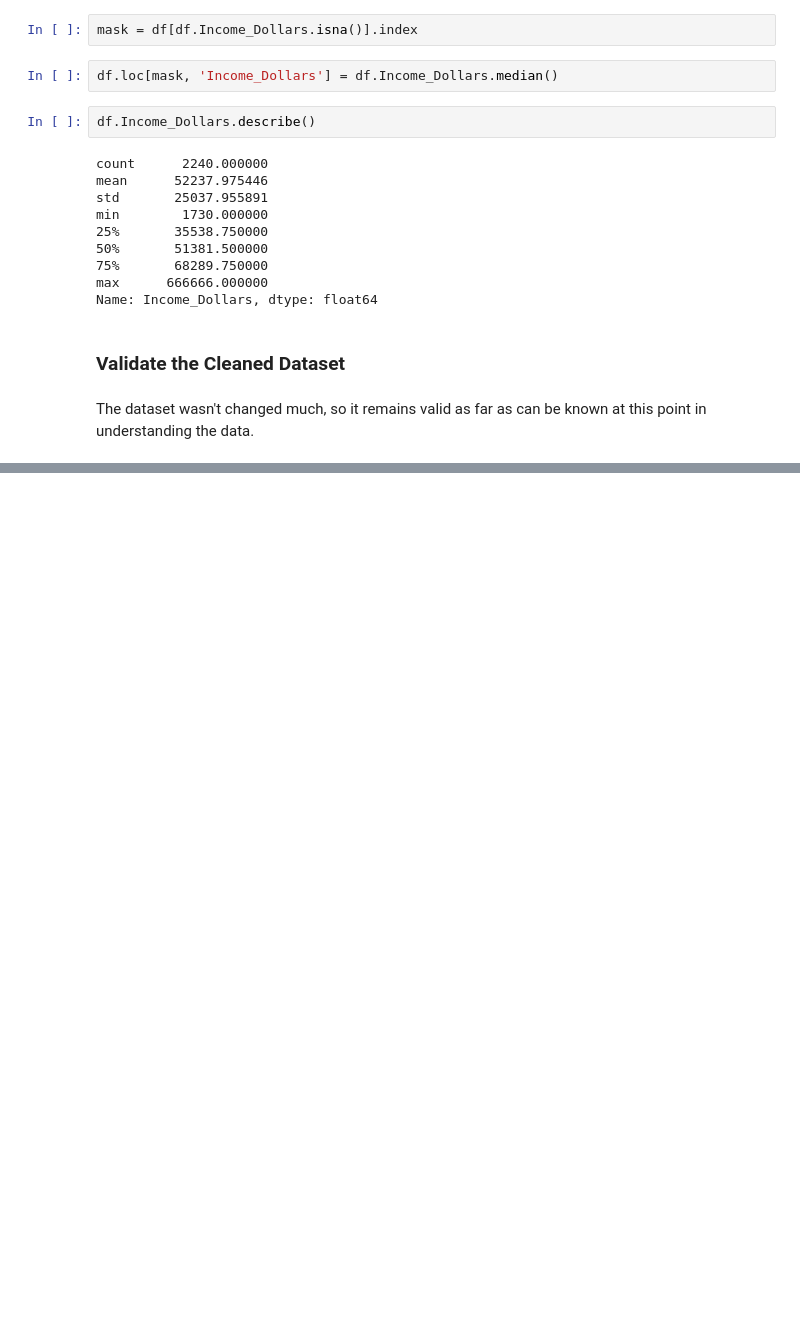
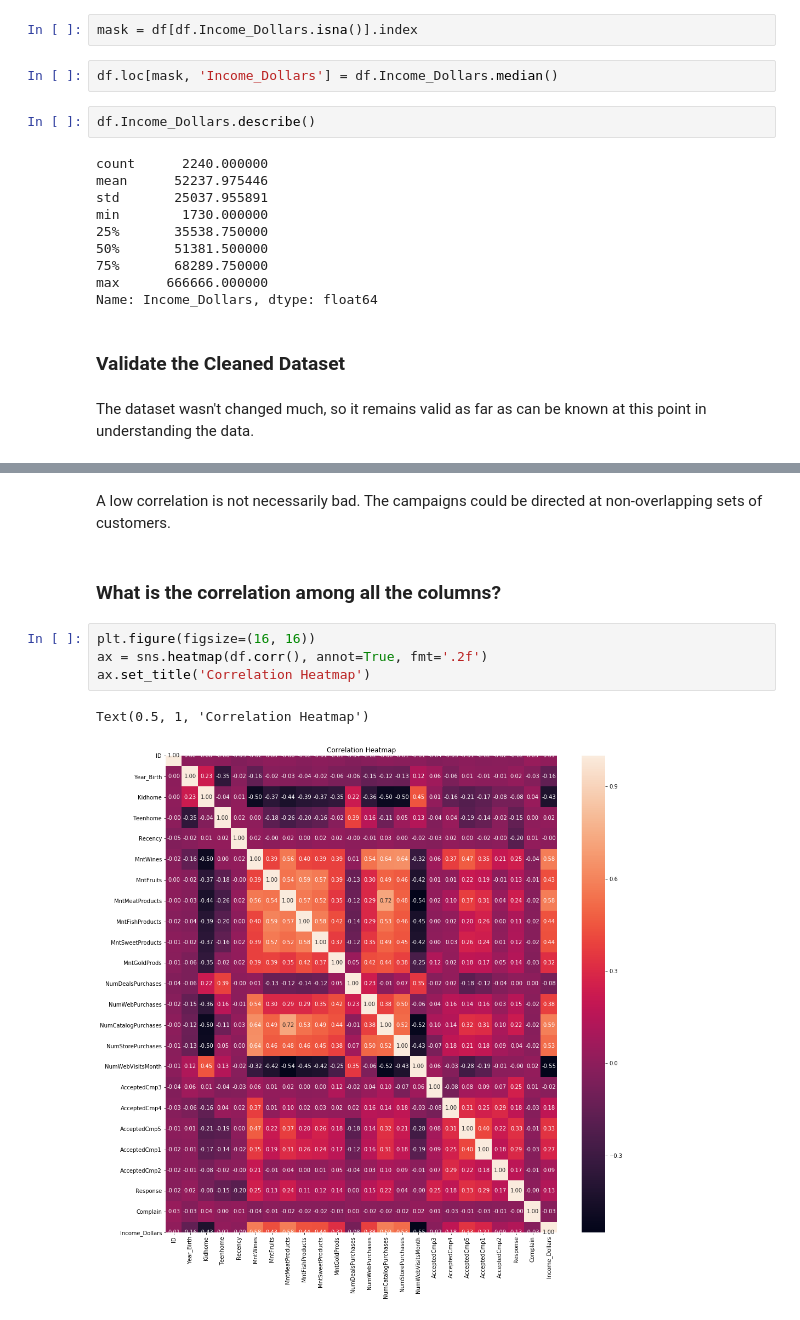
Before and after one commit to merb92/marketing-analytics-xyz, a Jupyter notebook: notebooks/01-eda.ipynb, the cells around one changed output, grey strips where cells are left out. Saved outputs shown, nothing was run; the diff lists cells and outputs as text; blank space fills up the shorter version.

```diff
--- a/notebooks/01-eda.ipynb
+++ b/notebooks/01-eda.ipynb
@@ -626,0 +674,11 @@ The dataset wasn't changed much, so it remains valid as far as can be known at t
+# %% [markdown]
+A low correlation is not necessarily bad.  The campaigns could be directed at non-overlapping sets of customers.
+# %% [markdown]
+### What is the correlation among all the columns?
+# %%
+plt.figure(figsize=(16, 16))
+ax = sns.heatmap(df.corr(), annot=True, fmt='.2f')
+ax.set_title('Correlation Heatmap')
+# %% [output]
+Text(0.5, 1, 'Correlation Heatmap')
+[figure, added]
```
Also changed, not shown: parts of 10 cells of this notebook.
